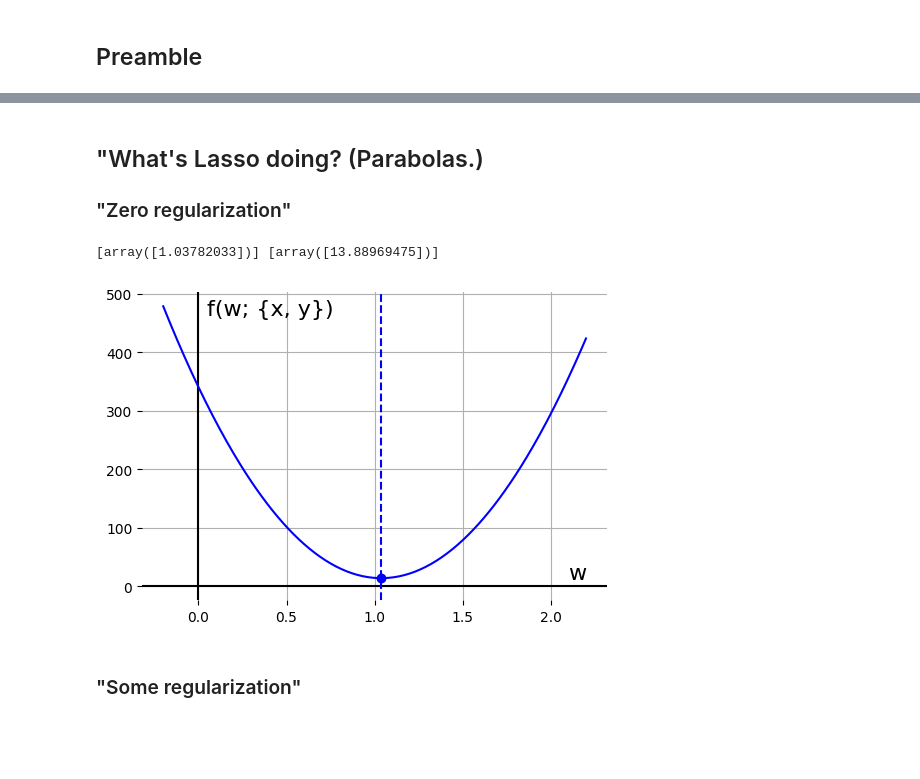
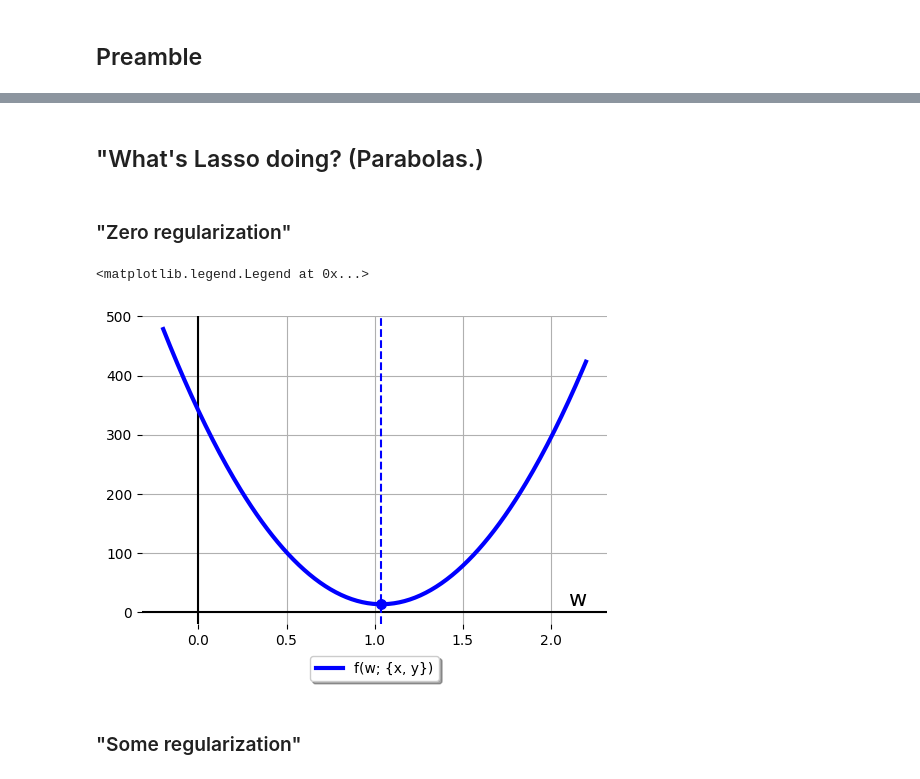
Before and after one commit to bgawalt/blog, a Jupyter notebook: content/jupyter/0004-lasso.ipynb, the cells around one changed output, grey strips where cells are left out. Cells and saved outputs as stored; diff of their text form; code cells hidden in the pictures; blank space fills up the shorter version.

```diff
--- a/content/jupyter/0004-lasso.ipynb
+++ b/content/jupyter/0004-lasso.ipynb
@@ -96,4 +122,7 @@ Linear regression models with a zero l1 penalization strength are more efficient
 # %% [markdown]
 ## "What's Lasso doing? (Parabolas.)
-
-### "Zero regularization"
+# %%
+# The blog's aliases for sum-of-squares and dot-product data summaries.
+S_X = sum(xi * xi for xi in XS)
+D_XY = sum(xi * yi for (xi, yi) in zip(XS, YS))
+S_Y = sum(yi * yi for yi in YS)
@@ -100,31 +143,31 @@ Linear regression models with a zero l1 penalization strength are more efficient
+# %%
+def parabola_canvas() -> (pyplot.Figure, pyplot.Axes):
+    """Returns standard figure and axes for plotting Lasso parabolas."""
+    fig = pyplot.figure(figsize=(6, 4))
+    ax = fig.gca()
+    ax.axhline(color='k')
+    ax.axvline(color='k')
+    ax.spines['top'].set_visible(False)
+    ax.spines['right'].set_visible(False)
+    ax.spines['bottom'].set_visible(False)
+    ax.spines['left'].set_visible(False)
+    ax.set_ylim(-20, 500)
+    ax.text(2.2, 5, 'w', va='bottom', ha='right', fontsize=16)
+    ax.grid()
+    return fig, ax
+# %% [markdown]
+### "Zero regularization"
 # %%
-s_x = sum(xi * xi for xi in xs)
-d_xy = sum(xi * yi for (xi, yi) in zip(xs, ys))
-s_y = sum(yi * yi for yi in ys)
-
-ws = numpy.arange(-0.2, 2.2, 0.01)
-fs = [s_x * w * w - 2 * d_xy * w + s_y for w in ws]
-
-fig = pyplot.figure(figsize=(6, 4))
-ax = fig.gca()
-ax.axhline(color='k')
-ax.axvline(color='k')
-ax.spines['top'].set_visible(False)
-ax.spines['right'].set_visible(False)
-ax.spines['bottom'].set_visible(False)
-ax.spines['left'].set_visible(False)
-
-ax.plot(ws, fs, color='blue')
-ax.scatter([d_xy/s_x,], [d_xy * d_xy / s_x - 2 * d_xy * d_xy / s_x + s_y],
-           color='blue', s=37)
-print([d_xy/s_x,], [d_xy * d_xy / s_x - 2 * d_xy * d_xy / s_x + s_y])
-ax.text(2.2, 5, 'w', va='bottom', ha='right', fontsize=16)
-ax.text(0.05, 490, 'f(w; {x, y})', ha='left', va='top', fontsize=16)
-ax.axvline(x=(d_xy/s_x), color='blue', linestyle='--')
-ax.grid()
+_, ax = parabola_canvas()
+ax.plot(WS, FS, color='blue', linewidth=3, label='f(w; {x, y})')
+ax.scatter([W_ZERO,], f_ols(W_ZERO),
+           color='blue', s=47)
+ax.axvline(x=W_ZERO, color='blue', linestyle='--')
+ax.legend(loc='upper center', bbox_to_anchor=(0.5, -0.08),
+          fancybox=True, shadow=True, ncol=5)
 # %% [output]
-[array([1.03782033])] [array([13.88969475])]
+<matplotlib.legend.Legend at 0x...>
-[figure, old version]
+[figure, new version]
 # %% [markdown]
 ### "Some regularization"
 # %%
```
Also changed, not shown: parts of 13 cells of this notebook, 2 other files.
